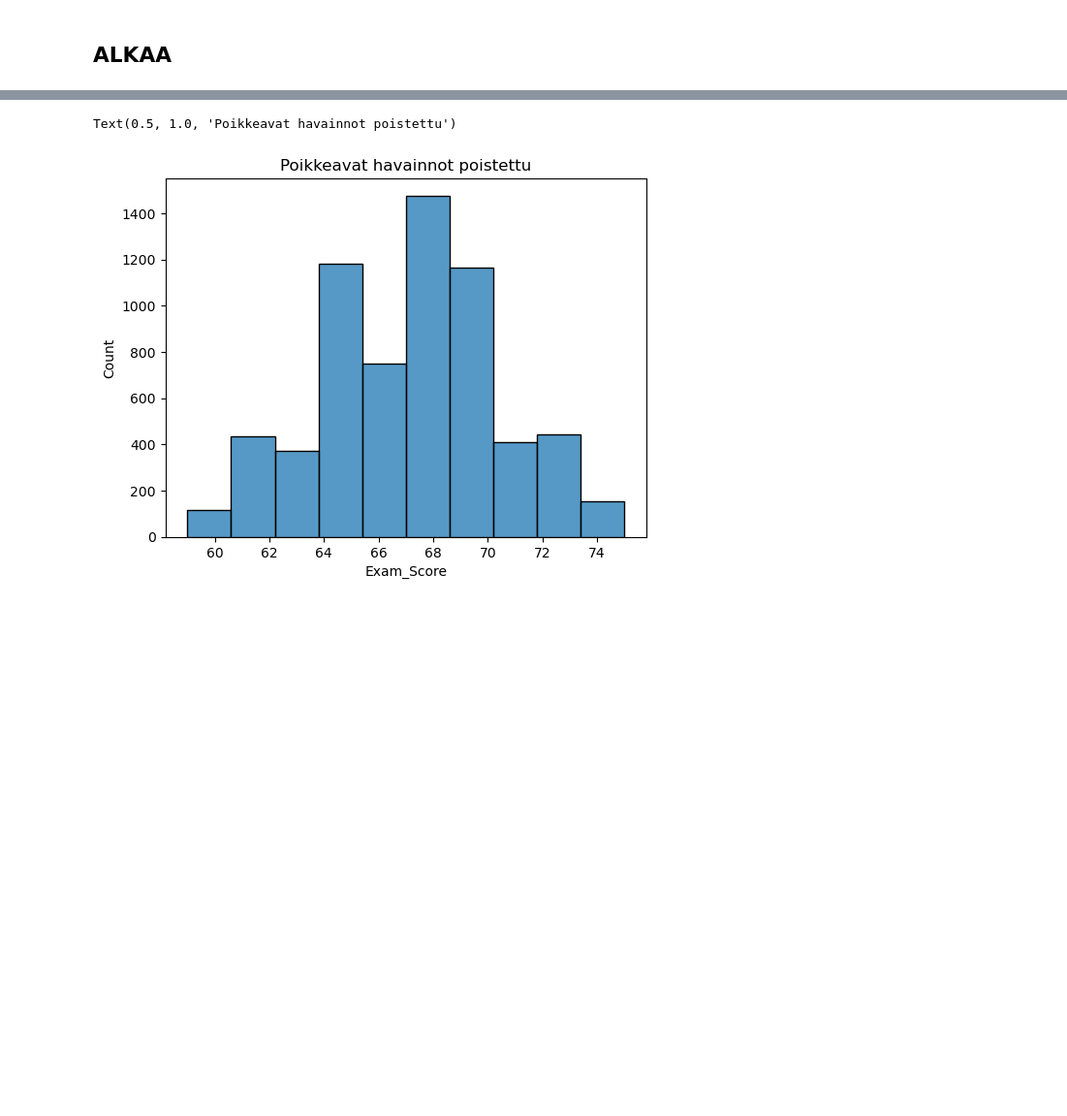
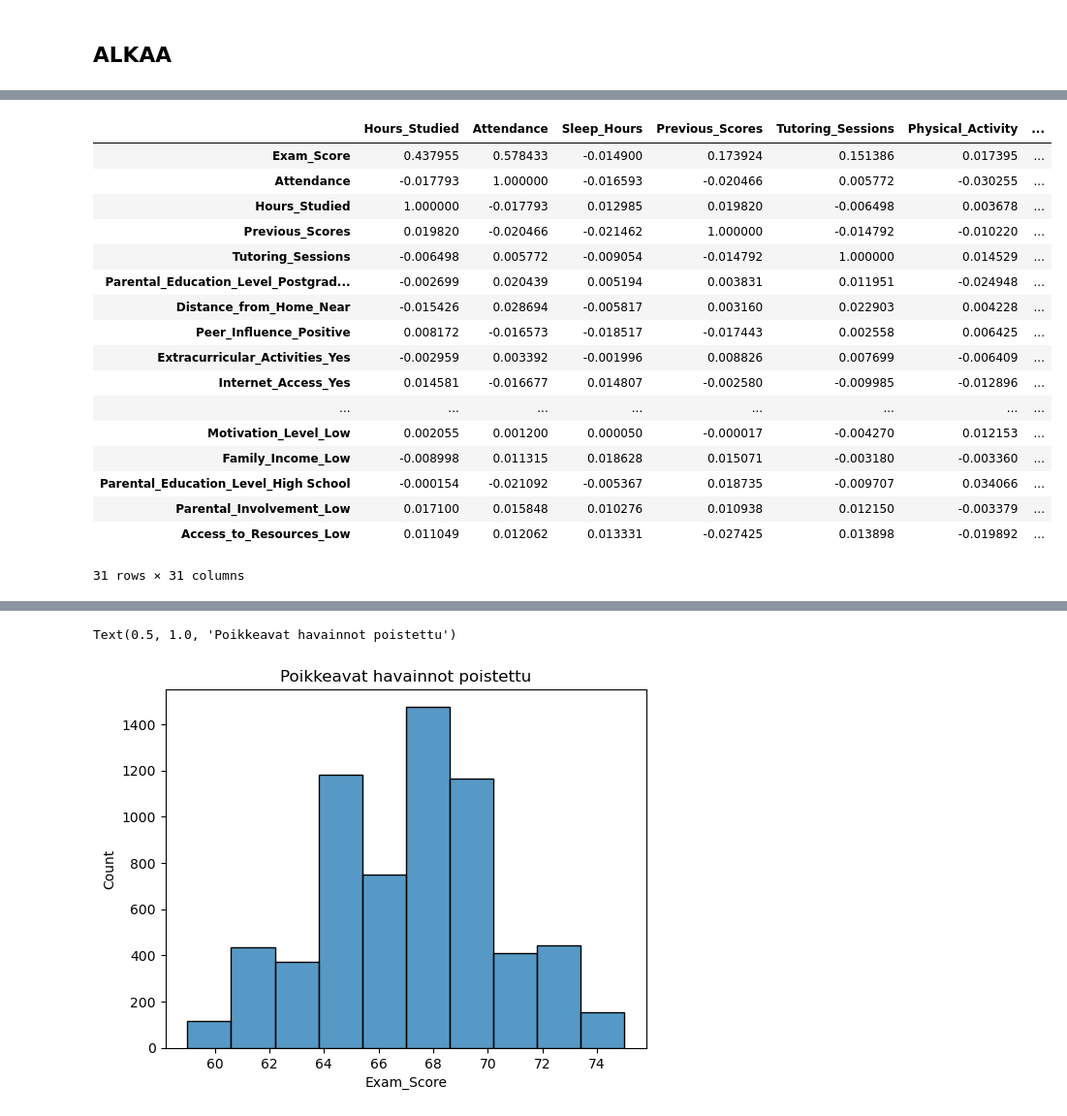
Before and after one commit to joona111/TIES4600, a Jupyter notebook: students.ipynb, the cells around one changed output, grey strips where cells are left out. Shown at 97% size. Drawn from its saved outputs; the diff is of its cells as text; code cells hidden in the pictures; blank space fills up the shorter version.

```diff
--- a/students.ipynb
+++ b/students.ipynb
@@ -182,0 +188,38 @@ Notes:
+# %%
+X,y = load_data()
+X["Exam_Score"]=y
+X_train,X_test,y_train,y_test = train_test_split(X,y,test_size=0.2,random_state=421)
+
+
+
+encoded_train = encoder.fit_transform(X_train[categorical_columns])
+X_train.drop(columns=categorical_columns,inplace=True)
+encoded_names_train = encoder.get_feature_names_out()
+X_train = pd.concat(
+    [X_train, pd.DataFrame(encoded_train, columns=encoded_names_train, index=X_train.index)],
+    axis=1
+)
+X_train.columns = X_train.columns.astype(str)
+#X_train = X_train.astype(float)
+
+X_train.index=y_train.index
+pd.DataFrame(X_train.corr()).sort_values(by="Exam_Score",ascending=False)
+# %% [output]
+|  | Hours_Studied | Attendance | Sleep_Hours | Previous_Scores | Tutoring_Sessions | Physical_Activity | ... |
+| Exam_Score | 0.437955 | 0.578433 | -0.014900 | 0.173924 | 0.151386 | 0.017395 | ... |
+| Attendance | -0.017793 | 1.000000 | -0.016593 | -0.020466 | 0.005772 | -0.030255 | ... |
+| Hours_Studied | 1.000000 | -0.017793 | 0.012985 | 0.019820 | -0.006498 | 0.003678 | ... |
+| Previous_Scores | 0.019820 | -0.020466 | -0.021462 | 1.000000 | -0.014792 | -0.010220 | ... |
+| Tutoring_Sessions | -0.006498 | 0.005772 | -0.009054 | -0.014792 | 1.000000 | 0.014529 | ... |
+| Parental_Education_Level_Postgrad... | -0.002699 | 0.020439 | 0.005194 | 0.003831 | 0.011951 | -0.024948 | ... |
+| Distance_from_Home_Near | -0.015426 | 0.028694 | -0.005817 | 0.003160 | 0.022903 | 0.004228 | ... |
+| Peer_Influence_Positive | 0.008172 | -0.016573 | -0.018517 | -0.017443 | 0.002558 | 0.006425 | ... |
+| Extracurricular_Activities_Yes | -0.002959 | 0.003392 | -0.001996 | 0.008826 | 0.007699 | -0.006409 | ... |
+| Internet_Access_Yes | 0.014581 | -0.016677 | 0.014807 | -0.002580 | -0.009985 | -0.012896 | ... |
+| ... | ... | ... | ... | ... | ... | ... | ... |
+| Motivation_Level_Low | 0.002055 | 0.001200 | 0.000050 | -0.000017 | -0.004270 | 0.012153 | ... |
+| Family_Income_Low | -0.008998 | 0.011315 | 0.018628 | 0.015071 | -0.003180 | -0.003360 | ... |
+| Parental_Education_Level_High School | -0.000154 | -0.021092 | -0.005367 | 0.018735 | -0.009707 | 0.034066 | ... |
+| Parental_Involvement_Low | 0.017100 | 0.015848 | 0.010276 | 0.010938 | 0.012150 | -0.003379 | ... |
+| Access_to_Resources_Low | 0.011049 | 0.012062 | 0.013331 | -0.027425 | 0.013898 | -0.019892 | ... |
+31 rows × 31 columns
```
Also changed, not shown: parts of 6 cells of this notebook.
